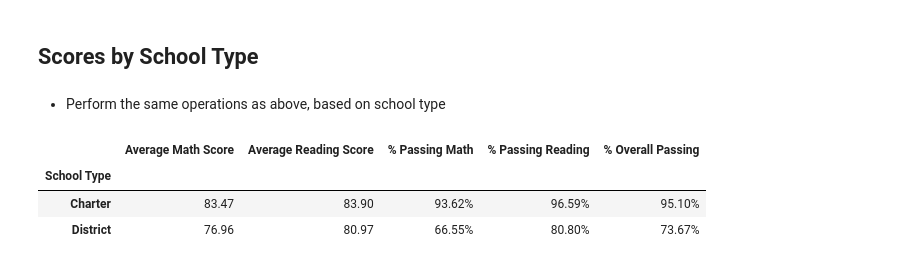
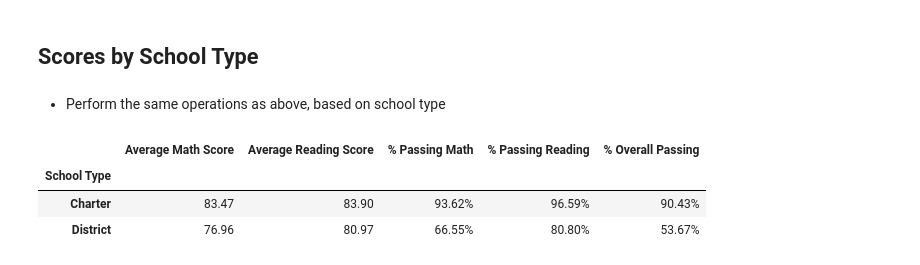
Before and after one commit to binetala/Pandas_Challenge, a Jupyter notebook: PyCitySchools_starter.ipynb, the cells around one changed output. Drawn from its saved outputs; the diff is of its cells as text; code cells hidden in the pictures.

```diff
--- a/PyCitySchools_starter.ipynb
+++ b/PyCitySchools_starter.ipynb
@@ -359,32 +357,32 @@ SchoolSize
 # %%
 #Calculating and displaying results by School Type
 #Need the EachSchool dataframe without any formatting
 
 SchoolType_Results = EachSchool_noformat.groupby(['School Type'])
 
 AvgMathScore = SchoolType_Results["Average Math Score"].mean()
 AvgReadingScore = SchoolType_Results["Average Reading Score"].mean()
 PassingMath = SchoolType_Results["% Passing Math"].mean()
 PassingReading = SchoolType_Results["% Passing Reading"].mean()
-OverallPassing = (PassingMath + PassingReading)/2
+OverallPassing = SchoolType_Results["% Overall Passing"].mean()
 
 SchoolType_Results_df = pd.DataFrame({"Average Math Score": AvgMathScore,
                                      "Average Reading Score":AvgReadingScore,
                                      "% Passing Math":PassingMath,
                                      "% Passing Reading": PassingReading,
                                      "% Overall Passing":OverallPassing})
 
 
 SchoolType_Results_df['Average Math Score'] = SchoolType_Results_df['Average Math Score'].map("{:.2f}".format)
 SchoolType_Results_df['Average Reading Score'] = SchoolType_Results_df['Average Reading Score'].map("{:.2f}".format)
 SchoolType_Results_df['% Passing Math'] = SchoolType_Results_df['% Passing Math'].map("{:.2f}%".format)
 SchoolType_Results_df['% Passing Reading'] = SchoolType_Results_df['% Passing Reading'].map("{:.2f}%".format)
 SchoolType_Results_df['% Overall Passing'] = SchoolType_Results_df['% Overall Passing'].map("{:.2f}%".format)
 
 
 SchoolType_Results_df
 # %% [output]
 |  | Average Math Score | Average Reading Score | % Passing Math | % Passing Reading | % Overall Passing |
 | School Type |  |  |  |  |  |
-| Charter | 83.47 | 83.90 | 93.62% | 96.59% | 95.10% |
-| District | 76.96 | 80.97 | 66.55% | 80.80% | 73.67% |
+| Charter | 83.47 | 83.90 | 93.62% | 96.59% | 90.43% |
+| District | 76.96 | 80.97 | 66.55% | 80.80% | 53.67% |
```
Also changed, not shown: parts of 2 cells of this notebook.
